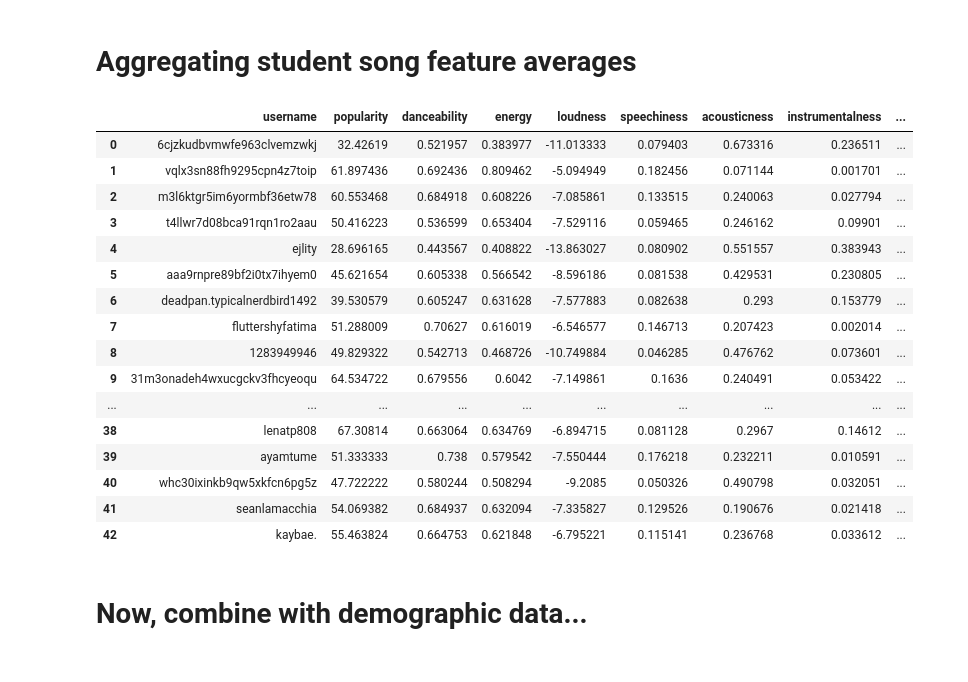
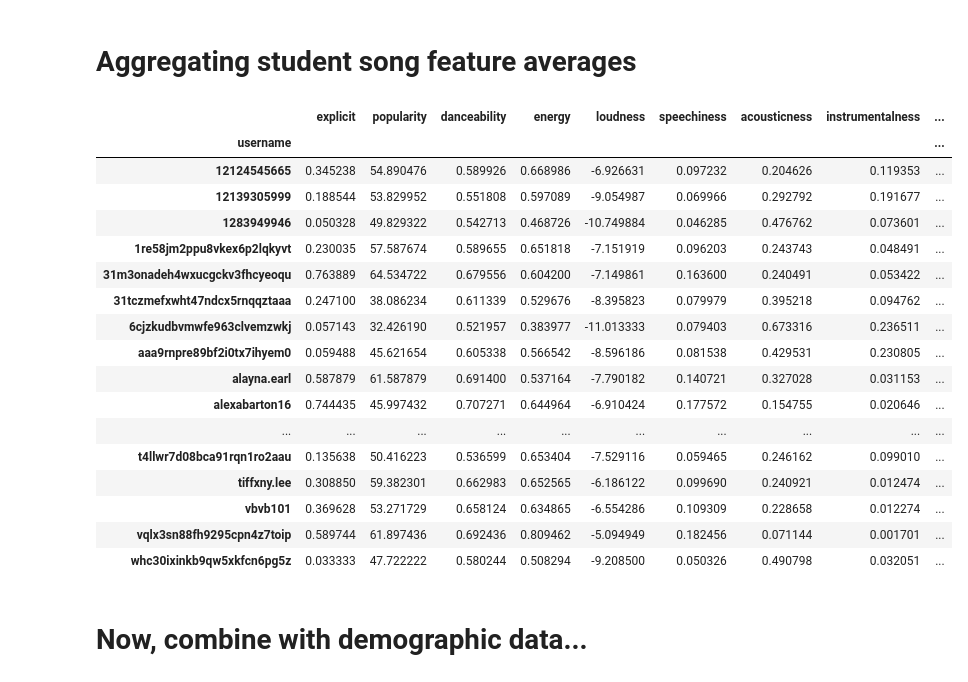
Before and after one commit to ahmedksultan/cdjsp23_brs, a Jupyter notebook: nb_playground4.ipynb, the cells around one changed output. Saved outputs shown, nothing was run; the diff lists cells and outputs as text; code cells hidden in the pictures.

```diff
--- a/nb_playground4.ipynb
+++ b/nb_playground4.ipynb
@@ -70,44 +70,28 @@ feature_averages
  108.68595870206484]
 # %% [markdown]
 <h1> Aggregating student song feature averages </h1>
-# %%
-usernames = all_data['username'].unique()
-
-student_averages = {}
-
-for username in usernames:
-    someones_data = all_data[all_data['username'] == username]
-    feature_averages = []
-    feature_averages.append(username)
-    for feature in features:
-        avg =  someones_data[feature].mean()
-        feature_averages.append(avg)
-    student_averages[username] = feature_averages
-
-# sorry i know this is done poorly
-student_averages_df = pd.DataFrame(student_averages).T.reset_index().drop('index',1)
-student_averages_df.columns= ['username','popularity','danceability', 'energy', 'loudness', 'speechiness',
-       'acousticness', 'instrumentalness', 'liveness', 'valence', 'tempo']
-
-student_averages_df
-# %% [output]
-|  | username | popularity | danceability | energy | loudness | speechiness | acousticness | instrumentalness | ... |
-| 0 | 6cjzkudbvmwfe963clvemzwkj | 32.42619 | 0.521957 | 0.383977 | -11.013333 | 0.079403 | 0.673316 | 0.236511 | ... |
-| 1 | vqlx3sn88fh9295cpn4z7toip | 61.897436 | 0.692436 | 0.809462 | -5.094949 | 0.182456 | 0.071144 | 0.001701 | ... |
-| 2 | m3l6ktgr5im6yormbf36etw78 | 60.553468 | 0.684918 | 0.608226 | -7.085861 | 0.133515 | 0.240063 | 0.027794 | ... |
-| 3 | t4llwr7d08bca91rqn1ro2aau | 50.416223 | 0.536599 | 0.653404 | -7.529116 | 0.059465 | 0.246162 | 0.09901 | ... |
-| 4 | ejlity | 28.696165 | 0.443567 | 0.408822 | -13.863027 | 0.080902 | 0.551557 | 0.383943 | ... |
-| 5 | aaa9rnpre89bf2i0tx7ihyem0 | 45.621654 | 0.605338 | 0.566542 | -8.596186 | 0.081538 | 0.429531 | 0.230805 | ... |
-| 6 | deadpan.typicalnerdbird1492 | 39.530579 | 0.605247 | 0.631628 | -7.577883 | 0.082638 | 0.293 | 0.153779 | ... |
-| 7 | fluttershyfatima | 51.288009 | 0.70627 | 0.616019 | -6.546577 | 0.146713 | 0.207423 | 0.002014 | ... |
-| 8 | 1283949946 | 49.829322 | 0.542713 | 0.468726 | -10.749884 | 0.046285 | 0.476762 | 0.073601 | ... |
-| 9 | 31m3onadeh4wxucgckv3fhcyeoqu | 64.534722 | 0.679556 | 0.6042 | -7.149861 | 0.1636 | 0.240491 | 0.053422 | ... |
-| ... | ... | ... | ... | ... | ... | ... | ... | ... | ... |
-| 38 | lenatp808 | 67.30814 | 0.663064 | 0.634769 | -6.894715 | 0.081128 | 0.2967 | 0.14612 | ... |
-| 39 | ayamtume | 51.333333 | 0.738 | 0.579542 | -7.550444 | 0.176218 | 0.232211 | 0.010591 | ... |
-| 40 | whc30ixinkb9qw5xkfcn6pg5z | 47.722222 | 0.580244 | 0.508294 | -9.2085 | 0.050326 | 0.490798 | 0.032051 | ... |
-| 41 | seanlamacchia | 54.069382 | 0.684937 | 0.632094 | -7.335827 | 0.129526 | 0.190676 | 0.021418 | ... |
-| 42 | kaybae. | 55.463824 | 0.664753 | 0.621848 | -6.795221 | 0.115141 | 0.236768 | 0.033612 | ... |
+# %%
+profile_avg = all_data.groupby(['username']).mean()
+profile_avg
+# %% [output]
+|  | explicit | popularity | danceability | energy | loudness | speechiness | acousticness | instrumentalness | ... |
+| username |  |  |  |  |  |  |  |  | ... |
+| 12124545665 | 0.345238 | 54.890476 | 0.589926 | 0.668986 | -6.926631 | 0.097232 | 0.204626 | 0.119353 | ... |
+| 12139305999 | 0.188544 | 53.829952 | 0.551808 | 0.597089 | -9.054987 | 0.069966 | 0.292792 | 0.191677 | ... |
+| 1283949946 | 0.050328 | 49.829322 | 0.542713 | 0.468726 | -10.749884 | 0.046285 | 0.476762 | 0.073601 | ... |
+| 1re58jm2ppu8vkex6p2lqkyvt | 0.230035 | 57.587674 | 0.589655 | 0.651818 | -7.151919 | 0.096203 | 0.243743 | 0.048491 | ... |
+| 31m3onadeh4wxucgckv3fhcyeoqu | 0.763889 | 64.534722 | 0.679556 | 0.604200 | -7.149861 | 0.163600 | 0.240491 | 0.053422 | ... |
+| 31tczmefxwht47ndcx5rnqqztaaa | 0.247100 | 38.086234 | 0.611339 | 0.529676 | -8.395823 | 0.079979 | 0.395218 | 0.094762 | ... |
+| 6cjzkudbvmwfe963clvemzwkj | 0.057143 | 32.426190 | 0.521957 | 0.383977 | -11.013333 | 0.079403 | 0.673316 | 0.236511 | ... |
+| aaa9rnpre89bf2i0tx7ihyem0 | 0.059488 | 45.621654 | 0.605338 | 0.566542 | -8.596186 | 0.081538 | 0.429531 | 0.230805 | ... |
+| alayna.earl | 0.587879 | 61.587879 | 0.691400 | 0.537164 | -7.790182 | 0.140721 | 0.327028 | 0.031153 | ... |
+| alexabarton16 | 0.744435 | 45.997432 | 0.707271 | 0.644964 | -6.910424 | 0.177572 | 0.154755 | 0.020646 | ... |
+| ... | ... | ... | ... | ... | ... | ... | ... | ... | ... |
+| t4llwr7d08bca91rqn1ro2aau | 0.135638 | 50.416223 | 0.536599 | 0.653404 | -7.529116 | 0.059465 | 0.246162 | 0.099010 | ... |
+| tiffxny.lee | 0.308850 | 59.382301 | 0.662983 | 0.652565 | -6.186122 | 0.099690 | 0.240921 | 0.012474 | ... |
+| vbvb101 | 0.369628 | 53.271729 | 0.658124 | 0.634865 | -6.554286 | 0.109309 | 0.228658 | 0.012274 | ... |
+| vqlx3sn88fh9295cpn4z7toip | 0.589744 | 61.897436 | 0.692436 | 0.809462 | -5.094949 | 0.182456 | 0.071144 | 0.001701 | ... |
+| whc30ixinkb9qw5xkfcn6pg5z | 0.033333 | 47.722222 | 0.580244 | 0.508294 | -9.208500 | 0.050326 | 0.490798 | 0.032051 | ... |
 # %% [markdown]
 <h1> Now, combine with demographic data... </h1>
 # %%
```
Also changed, not shown: parts of 3 cells of this notebook, 1 other file.
